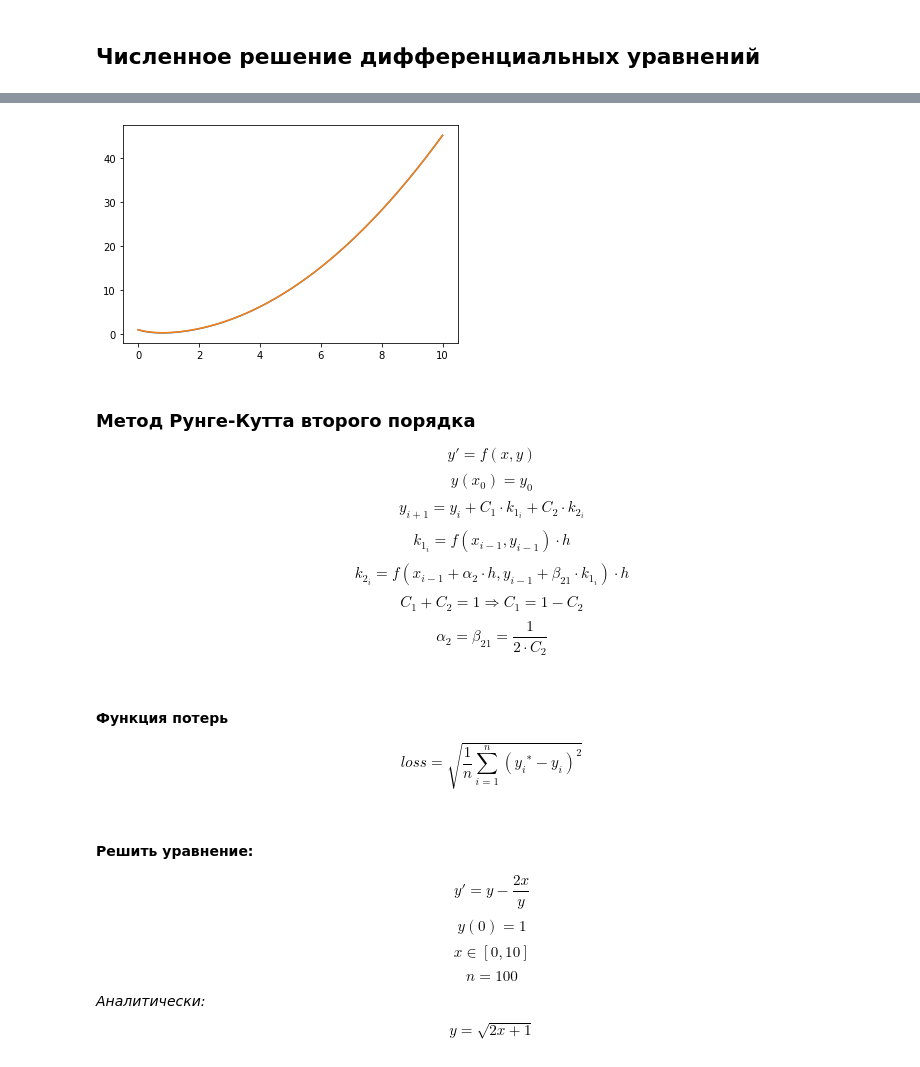
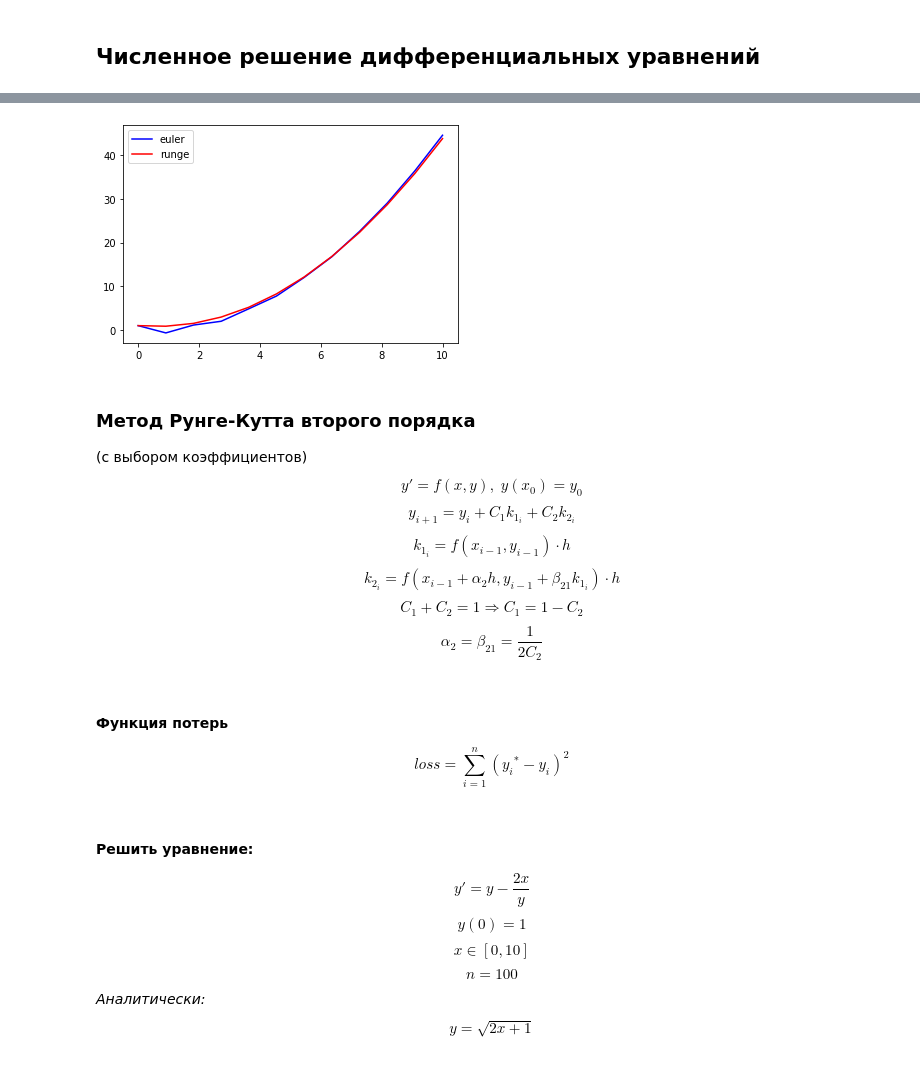
Before and after one commit to electrofocus/numerical-analisys, a Jupyter notebook: differential_equations.ipynb, the cells around one changed output, grey strips where cells are left out. Cells and saved outputs as stored; diff of their text form; code cells hidden in the pictures.

```diff
--- a/differential_equations.ipynb
+++ b/differential_equations.ipynb
@@ -10,14 +10,14 @@ $$ y_{i+1}=y_i+h \cdot f(x_i,y_i) $$
 $$ h=\frac{b-a}{n} $$
 # %%
 def euler(a, b, func, n, y_init):
-    args = np.linspace(a, b, n)
-    vals = [0] * n
-    vals[0] = y_init
+    x = np.linspace(a, b, n)
+    y = [0] * n
+    y[0] = y_init
     h = abs(b - a) / n
     for i in range(n - 1):
-        vals[i + 1] = vals[i] + func(args[i], vals[i]) * h
+        y[i + 1] = y[i] + func(x[i], y[i]) * h
 
-    return args, vals
+    return x, y
 # %% [markdown]
 ### Метод Рунге-Кутта
 $$ y'=f(x,y) $$
@@ -31,13 +30,13 @@ $$ h=\frac{b-a}{n} $$
 $$ y_{i+1}=y_i+f(x_i+\frac{h}{2},y_i+\frac{k_1}{2}) \cdot h $$
 # %%
 def runge(a, b, func, n, y_init):
-    args = np.linspace(a, b, n)
-    vals = [0] * n
-    vals[0] = y_init
+    x = np.linspace(a, b, n)
+    y = [0] * n
+    y[0] = y_init
     h = abs(b - a) / n
     for i in range(n - 1):
-        k = func(args[i], vals[i]) * h
-        vals[i + 1] = vals[i] + func(args[i] + h / 2, vals[i] + k / 2) * h
+        k = func(x[i], y[i]) * h
+        y[i + 1] = y[i] + func(x[i] + h / 2, y[i] + k / 2) * h
 
-    return args, vals
+    return x, y
 # %% [markdown]
@@ -84,25 +83,28 @@ $$ x \in [0,10] $$
 # %%
 def func_3(x, y):
     return x ** 2 - 2 * y
 
+n = 12
 
-args_1, vals_1 = euler(0, 10, func_3, 100, 1)
-args_2, vals_2 = runge(0, 10, func_3, 100, 1)
+args_1, vals_1 = euler(0, 10, func_3, n=n, y_init=1)
+plt.plot(args_1, vals_1, color='b', label='euler')
 
-plt.plot(args_1, vals_1)
-plt.plot(args_2, vals_2)
+args_2, vals_2 = runge(0, 10, func_3, n=n, y_init=1)
+plt.plot(args_2, vals_2, color='r', label='runge')
+
+plt.legend()
 plt.show()
 # %% [output]
-[figure, old version]
+[figure, new version]
 # %% [markdown]
 ### Метод Рунге-Кутта второго порядка
-$$ y'=f(x,y) $$
-$$ y(x_{0})=y_{0} $$
-$$ y_{i+1}=y_{i}+C_{1} \cdot k_{1_{i}} + C_{2} \cdot k_{2_{i}} $$
+(с выбором коэффициентов)
+$$ y'=f(x,y), \; y(x_{0})=y_{0} $$
+$$ y_{i+1}=y_{i}+C_{1} k_{1_{i}} + C_{2} k_{2_{i}} $$
 $$ k_{1_{i}}=f(x_{i-1},y_{i-1}) \cdot h $$
-$$ k_{2_{i}}=f(x_{i-1}+ \alpha_{2} \cdot h,y_{i-1}+ \beta_{21} \cdot k_{1_{i}}) \cdot h $$
+$$ k_{2_{i}}=f(x_{i-1}+ \alpha_{2} h,y_{i-1}+ \beta_{21} k_{1_{i}}) \cdot h $$
 $$ C_{1}+C_{2}=1 \Rightarrow C_{1}=1-C_{2} $$
-$$ \alpha_{2}=\beta_{21}=\frac{1}{2 \cdot C_{2}} $$
+$$ \alpha_{2}=\beta_{21}=\frac{1}{2 C_{2}} $$
 # %%
 def runge_kutta(a, b, func, n, y_init, c_2):
     c_1 = 1 - c_2
@@ -123,7 +125,7 @@ def runge_kutta(a, b, func, n, y_init, c_2):
     return x, y
 # %% [markdown]
 #### Функция потерь
-$$ loss= \sqrt{\frac{1}{n}\sum_{i=1}^{n} ({y_{i}}^{*} - y_{i})^{2}} $$
+$$ loss= \sum_{i=1}^{n} ({y_{i}}^{*} - y_{i})^{2} $$
 # %%
 def loss(actual_y, test_y):
     s = 0
```
Also changed, not shown: parts of 20 cells of this notebook.
